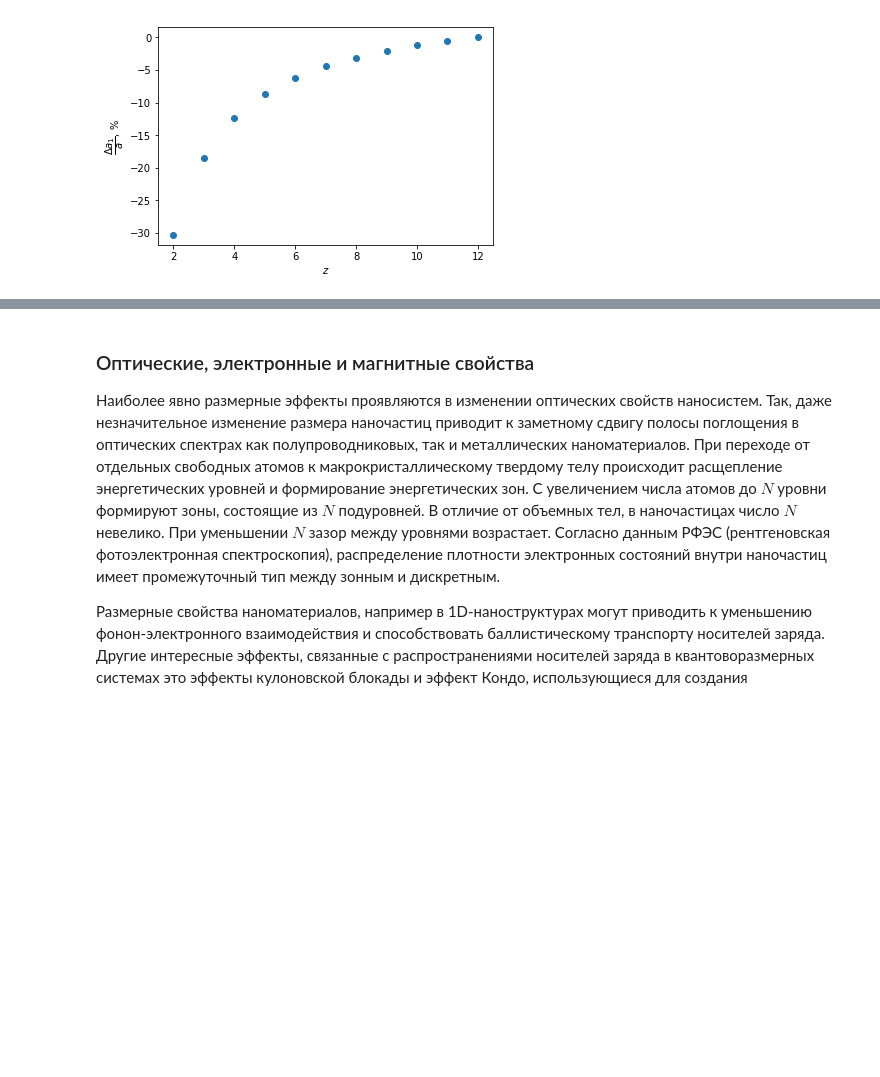
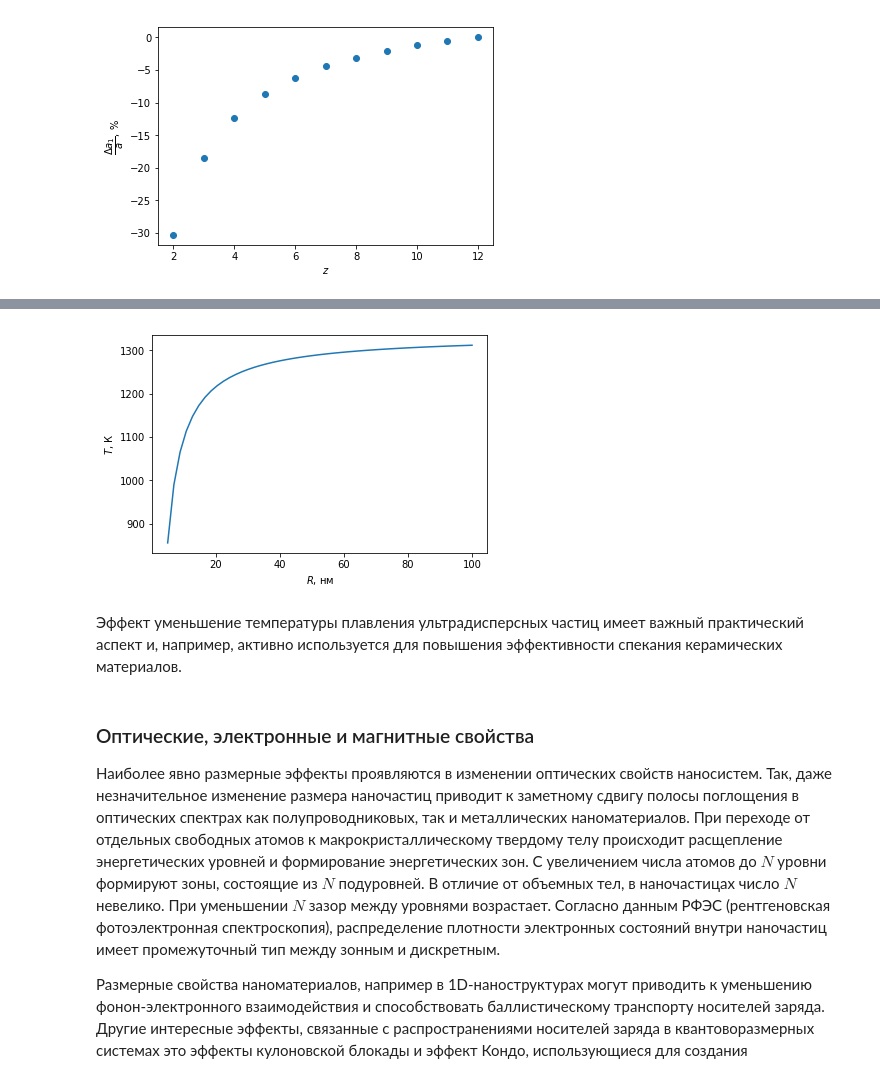
Before and after one commit to nanomaterials/course, a Jupyter notebook: 01_-_Nanoscale/Lecture.ipynb, the cells around one changed output, grey strips where cells are left out. Cells and saved outputs as stored; diff of their text form; code cells hidden in the pictures; blank space fills up the shorter version.

Commit message:
Добавлена программная иллюстрация расчета температуры плавления

```diff
--- a/01_-_Nanoscale/Lecture.ipynb
+++ b/01_-_Nanoscale/Lecture.ipynb
@@ -321,3 +324,27 @@ $$
+# %%
+import numpy as np
+import matplotlib.pyplot as plt
+
+Tsl = 1336     # K
+sigma = 1.102  # Н/м
+rho = 19320    # кг/см3
+Hl = 12500     # Дж/моль
+M = 0.197      # кг/моль
+
+def T(R):
+    Tsl_R = Tsl*(1 - 2*sigma/R*M/rho/Hl)
+    return Tsl_R
+
+R = np.linspace(5e-9, 1e-7)
+
+plt.plot(R/1e-9, T(R))
+plt.xlabel('$R$, нм')
+plt.ylabel('$T$, К')
+plt.show()
+# %% [output]
+[figure, added]
+# %% [markdown]
+Эффект уменьшение температуры плавления ультрадисперсных частиц имеет важный практический аспект и, например, активно используется для повышения эффективности спекания керамических материалов.
 # %% [markdown]
 ### Оптические, электронные и магнитные свойства
 
```
Also changed, not shown: parts of 2 cells of this notebook, 2 other files.
